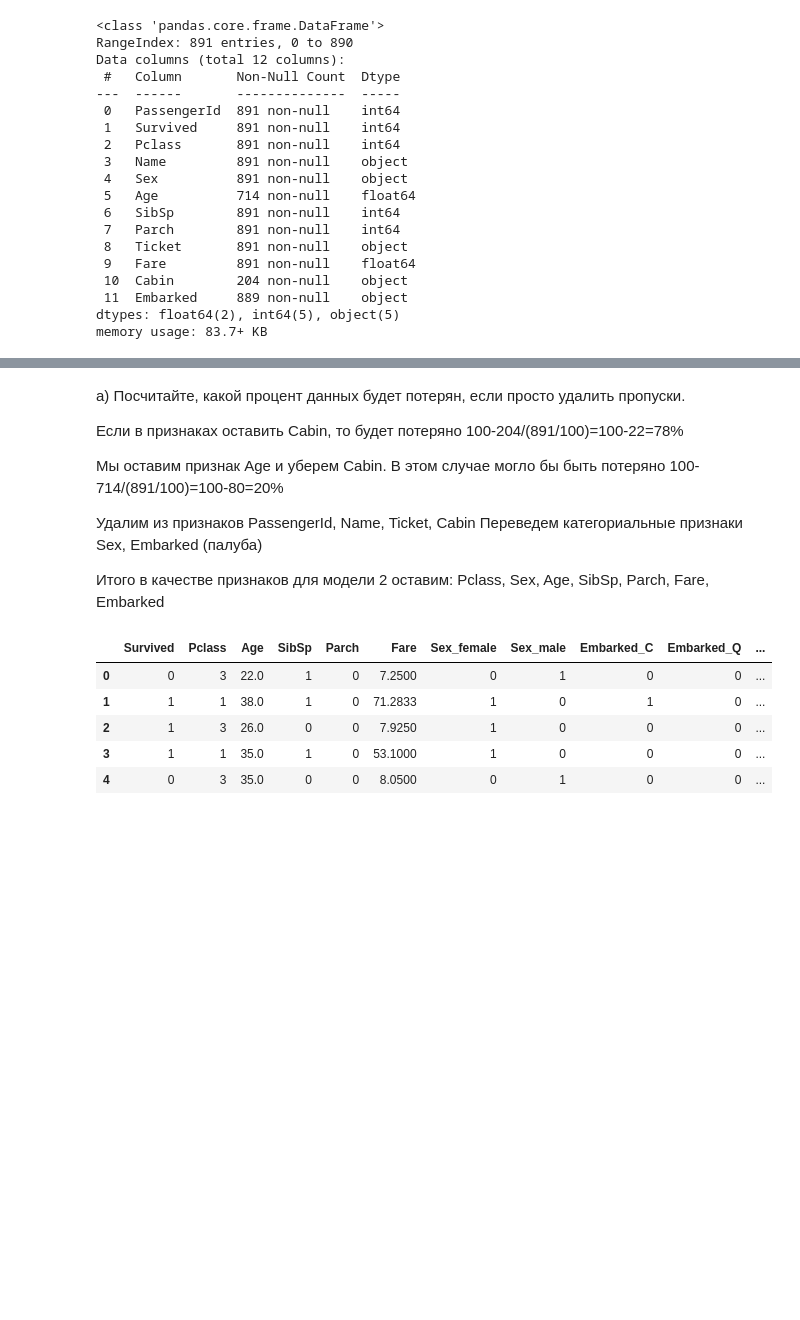
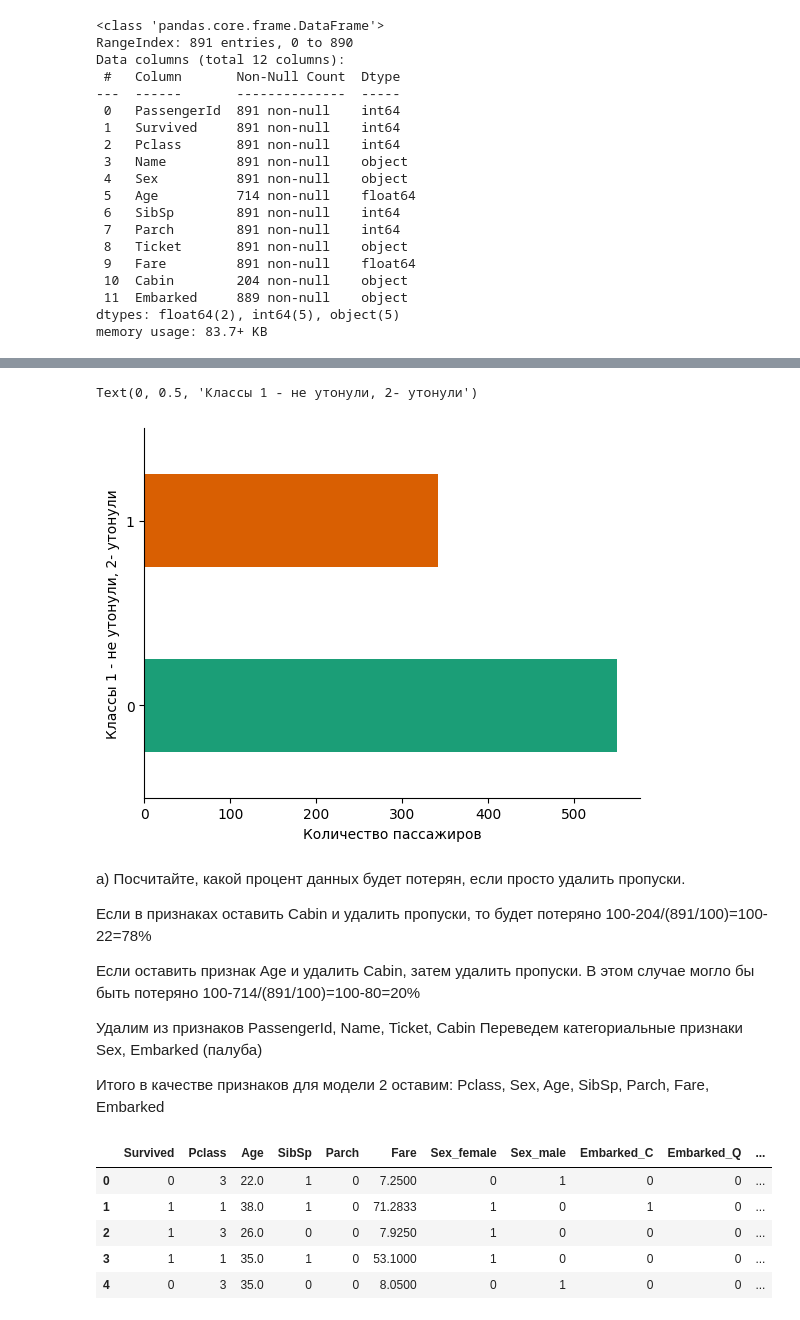
Before and after one commit to OVP2023/ML, a Jupyter notebook: quality_date_dz.ipynb, the cells around one changed output, grey strips where cells are left out. Saved outputs shown, nothing was run; the diff lists cells and outputs as text; code cells hidden in the pictures; blank space fills up the shorter version.

```diff
--- a/quality_date_dz.ipynb
+++ b/quality_date_dz.ipynb
@@ -100,9 +111,18 @@ memory usage: 83.7+ KB
+# %%
+df.groupby('Survived').size().plot(kind='barh', color=sns.palettes.mpl_palette('Dark2'))
+plt.gca().spines[['top', 'right',]].set_visible(False)
+plt.xlabel("Количество пассажиров")
+plt.ylabel("Классы 1 - не утонули, 2- утонули")
+#Видим, что классы сбалансированы
+# %% [output]
+Text(0, 0.5, 'Классы 1 - не утонули, 2- утонули')
+[figure, added]
 # %% [markdown]
 a) Посчитайте, какой процент данных будет потерян, если просто удалить пропуски.
 
-Если в признаках оставить Cabin, то будет потеряно 100-204/(891/100)=100-22=78%
+Если в признаках оставить Cabin и удалить пропуски, то будет потеряно 100-204/(891/100)=100-22=78%
 
-Мы оставим признак Age и уберем Cabin. В этом случае могло бы быть потеряно 100-714/(891/100)=100-80=20%
+Если оставить признак Age и удалить Cabin, затем удалить пропуски. В этом случае могло бы быть потеряно 100-714/(891/100)=100-80=20%
 
 Удалим из признаков  PassengerId,	Name,	Ticket, 	Cabin
 Переведем категориальные признаки 	Sex, Embarked (палуба)
```
Also changed, not shown: parts of 7 cells of this notebook.
